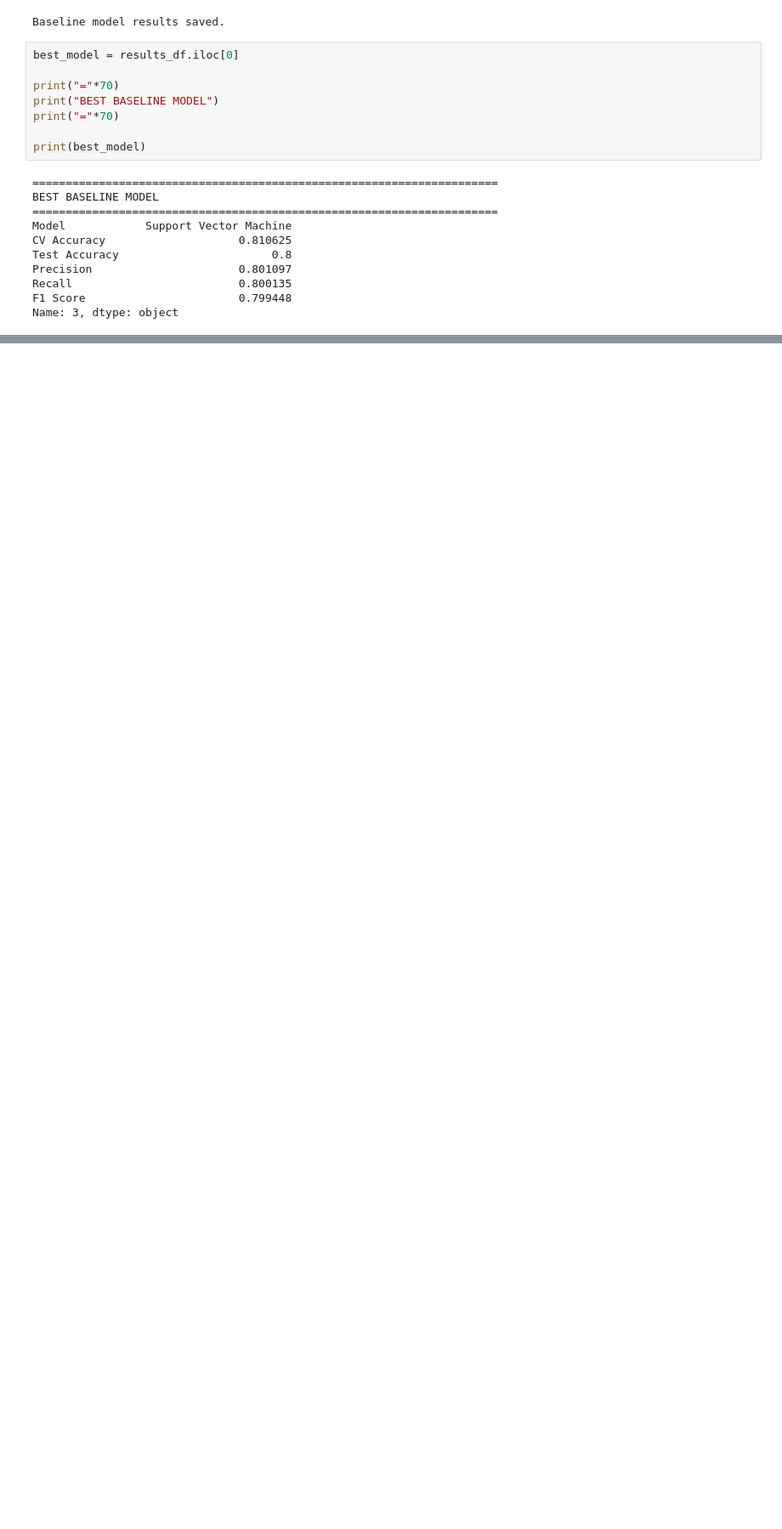
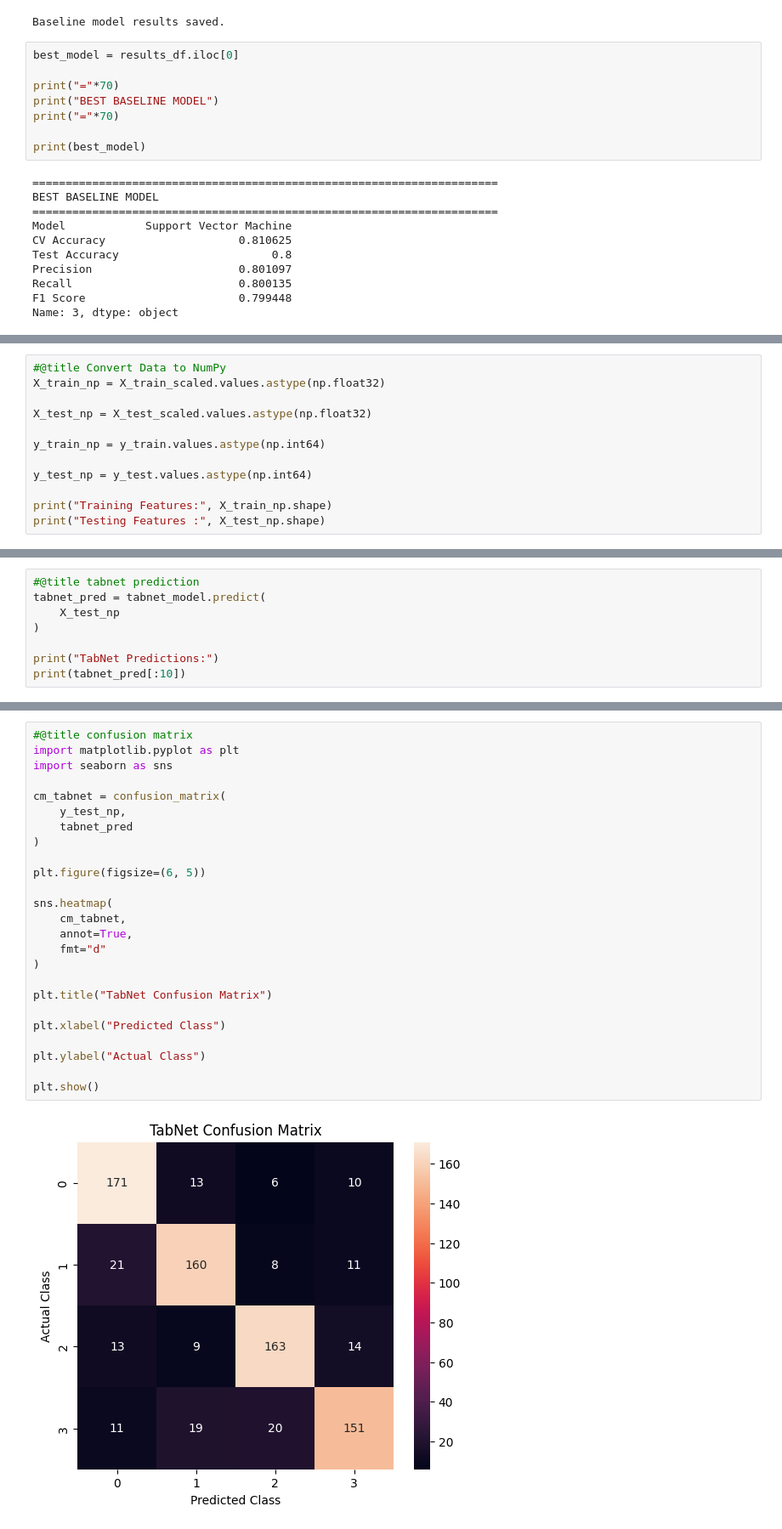
Before and after one commit to Sia0412/Flask-Mega, a Jupyter notebook: IOT_ecosystem.ipynb, the cells around one changed output, grey strips where cells are left out. Shown at 85% size. Cells and saved outputs as stored; diff of their text form; blank space fills up the shorter version.

```diff
--- a/IOT_ecosystem.ipynb
+++ b/IOT_ecosystem.ipynb
@@ -2097,0 +2131,12 @@ Name: 3, dtype: object
+# %%
+#@title Convert Data to NumPy
+X_train_np = X_train_scaled.values.astype(np.float32)
+
+X_test_np = X_test_scaled.values.astype(np.float32)
+
+y_train_np = y_train.values.astype(np.int64)
+
+y_test_np = y_test.values.astype(np.int64)
+
+print("Training Features:", X_train_np.shape)
+print("Testing Features :", X_test_np.shape)
@@ -2097,0 +2218,8 @@ Name: 3, dtype: object
+# %%
+#@title tabnet prediction
+tabnet_pred = tabnet_model.predict(
+    X_test_np
+)
+
+print("TabNet Predictions:")
+print(tabnet_pred[:10])
@@ -2097,0 +2291,27 @@ Name: 3, dtype: object
+# %%
+#@title confusion matrix
+import matplotlib.pyplot as plt
+import seaborn as sns
+
+cm_tabnet = confusion_matrix(
+    y_test_np,
+    tabnet_pred
+)
+
+plt.figure(figsize=(6, 5))
+
+sns.heatmap(
+    cm_tabnet,
+    annot=True,
+    fmt="d"
+)
+
+plt.title("TabNet Confusion Matrix")
+
+plt.xlabel("Predicted Class")
+
+plt.ylabel("Actual Class")
+
+plt.show()
+# %% [output]
+[figure, added]
```
Also changed, not shown: parts of 36 cells of this notebook.
